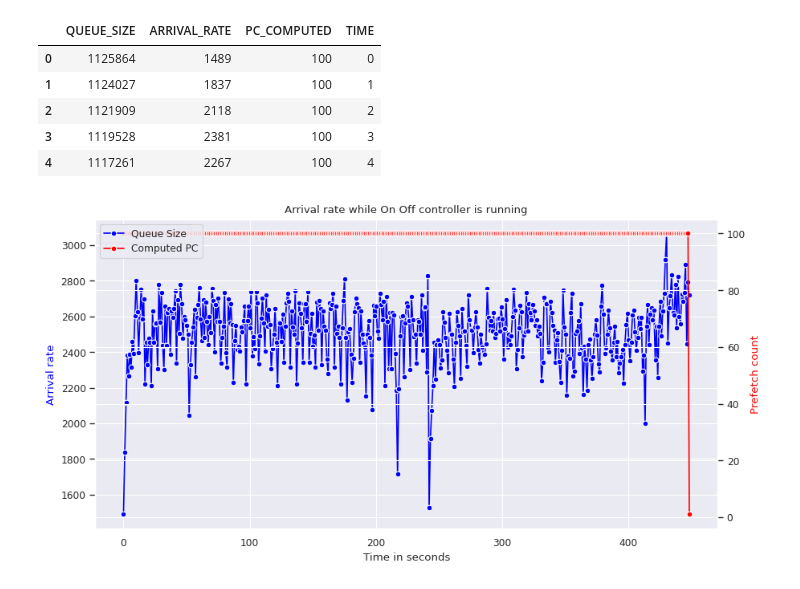
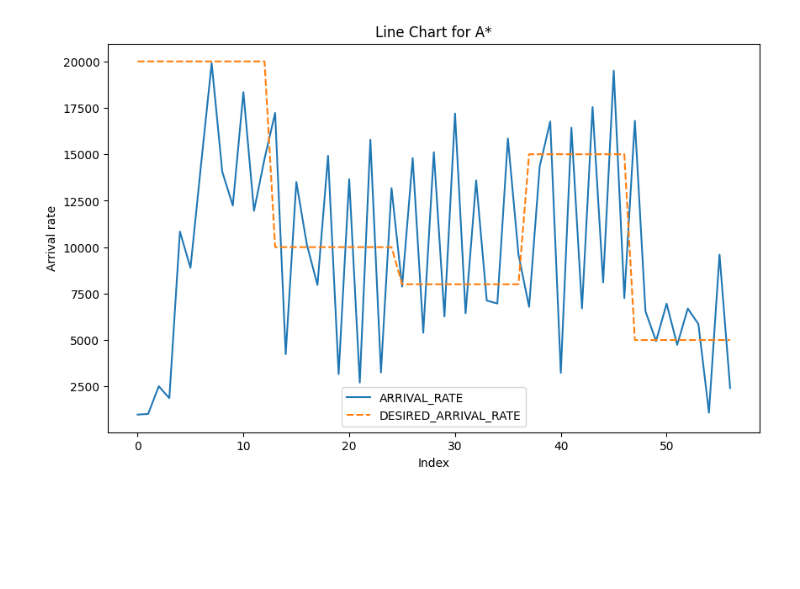
Before and after one commit to MatheusAlvesAlmeida/FeedbackControllers, a Jupyter notebook: assets/generator.ipynb, the cells around one changed output. Saved outputs shown, nothing was run; the diff lists cells and outputs as text; code cells hidden in the pictures; blank space fills up the shorter version.

Commit message:
saving the data of the controllers

```diff
--- a/assets/generator.ipynb
+++ b/assets/generator.ipynb
@@ -9,40 +6,18 @@ df['TIME'] = df.index
-# %%
-df.head(5)
-# %% [output]
-|  | QUEUE_SIZE | ARRIVAL_RATE | PC_COMPUTED | TIME |
-| 0 | 1125864 | 1489 | 100 | 0 |
-| 1 | 1124027 | 1837 | 100 | 1 |
-| 2 | 1121909 | 2118 | 100 | 2 |
-| 3 | 1119528 | 2381 | 100 | 3 |
-| 4 | 1117261 | 2267 | 100 | 4 |
-# %%
-# Sort the dataframe based on 'QUEUE_SIZE' column in descending order
-df_sorted = df.sort_values(by='QUEUE_SIZE', ascending=False)
-
-# Plot the data
-sns.set_style("darkgrid")
-sns.set_context("paper")
-
-fig, ax1 = plt.subplots(figsize=(10, 5))
-ax2 = ax1.twinx()
-
-# Plotting the queue size line
-sns.lineplot(x=df_sorted.index, y='ARRIVAL_RATE', data=df_sorted, ax=ax1, marker='o', color='blue', label='Queue Size')
-
-# Plotting the computed PC line on the secondary y-axis
-sns.lineplot(x=df_sorted.index, y='PC_COMPUTED', data=df_sorted, ax=ax2, marker='o', color='red', label='Computed PC')
-
-ax1.set_xlabel('Time in seconds')
-ax1.set_ylabel('Arrival rate', color='blue')
-ax2.set_ylabel('Prefetch count', color='red')
-
-plt.title('Arrival rate while On Off controller is running')
-
-# Adjusting the legend to display both lines
-lines, labels = ax1.get_legend_handles_labels()
-lines2, labels2 = ax2.get_legend_handles_labels()
-ax2.legend(lines + lines2, labels + labels2, loc='upper left')
-
-plt.show()
-# %% [output]
-[figure, removed]
+# %%
+df = pd.read_csv('./../outputs/data/aStar.csv')
+df1 = pd.read_csv('./../outputs/data/basic_onoff.csv')
+df2 = pd.read_csv('./../outputs/data/deadzone_onoff.csv')
+df3 = pd.read_csv('./../outputs/data/hysteresis_onoff.csv')
+df4 = pd.read_csv('./../outputs/data/hpa.csv')
+# %%
+def generate_line_chart(data, algorithm_name):
+    plt.figure(figsize=(10, 6))
+    sns.lineplot(data=data)
+    plt.title(f'Line Chart for {algorithm_name}')
+    plt.xlabel('Index')
+    plt.ylabel('Arrival rate')
+    plt.show()
+# %%
+generate_line_chart(df[['ARRIVAL_RATE', 'DESIRED_ARRIVAL_RATE']], 'A*')
+# %% [output]
+[figure, added]
```
Also changed, not shown: parts of 5 cells of this notebook, 13 other files.
